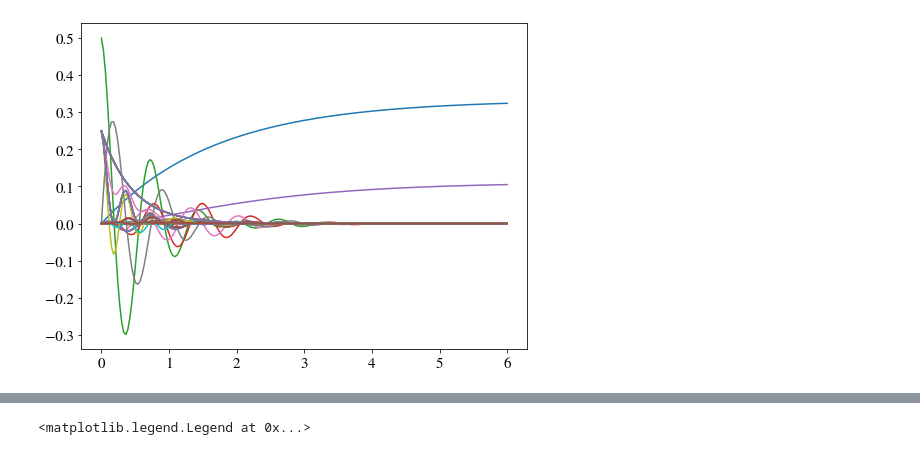
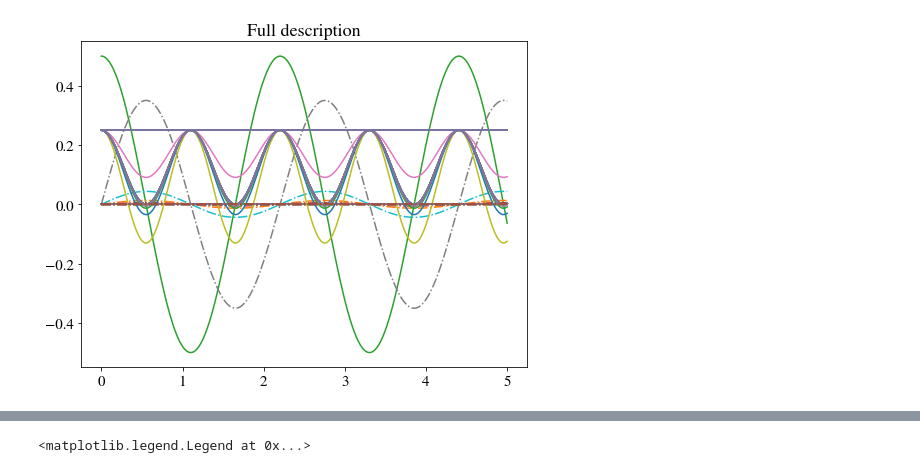
Before and after one commit to eckast161/Spin_dynamics, a Jupyter notebook: Infinite_spin_chain.ipynb, the cells around one changed output, grey strips where cells are left out. Drawn from its saved outputs; the diff is of its cells as text; code cells hidden in the pictures.

```diff
--- a/Infinite_spin_chain.ipynb
+++ b/Infinite_spin_chain.ipynb
@@ -168,7 +171,11 @@ def init_vect(a_cut):
 # %%
-a_cut=10
-J=3
-epsilon=6
+a_cut=30
+
+J=100
+N=100
+
+J_aver=J/N    #Javer=J/N
+epsilon=3
 d=1
 partial_terms=100
 
@@ -177,16 +184,23 @@ partial_terms=100
 #d
 #epsilon
 #a_cut
-gamma_du=0.4
-gamma_ud=0.2
-gamma_el=1.6
-
-gamma_plus=gamma_du/2   #gamma factor + that appears in the master equation associated to du in natural units of energy.
-gamma_minus=gamma_ud/2  #gamma factor - that appears in the master equation associated to ud in natural units of energy.
-gamma_z=gamma_el/8      #gamma factor z that appears in the master equation associated to el in natural units of energy.
+#### Decaying Rates
 
 
-def vectorsR(r, t,a_cut=a_cut,J=J,epsilon=epsilon,dist=dist):
+
+gamma_du=0
+gamma_ud=0
+gamma_el=0
+
+
+dis_fac=1
+
+gamma_plus=dis_fac*gamma_du/2   #gamma factor + that appears in the master equation associated to du in natural units of energy.
+gamma_minus=dis_fac*gamma_ud/2  #gamma factor - that appears in the master equation associated to ud in natural units of energy.
+gamma_z=dis_fac*gamma_el/8      #gamma factor z that appears in the master equation associated to el in natural units of energy.
+
+
+def vectorsR(r, t,a_cut=a_cut,J=J_aver,epsilon=epsilon,dist=dist):
 
 
     """Obtains the vector which summarizes the linear and non-linear elements of the differential matrix wrriten of the form
@@ -267,10 +281,11 @@ def vectorsR(r, t,a_cut=a_cut,J=J,epsilon=epsilon,dist=dist):
     return drdt
 
 
+
 r0=init_vect(a_cut)
 # %%
 init_time=0
-final_time=6
+final_time=5
 steps=200
 
 
@@ -291,6 +306,8 @@ print(a_cut,t1-t0)
 # %%
+plt.title("Full description")
+
 for j in range(3+int(3*a_cut)):
     plt.plot(t,np.real(z[:,j]),label="Re"+str(j))
-    plt.plot(t,np.imag(z[:,j]),label="Im"+str(j))
+    plt.plot(t,np.imag(z[:,j]),'-.',label="Im"+str(j))
 # %% [output]
-[figure, old version]
+[figure, new version]
```
Also changed, not shown: parts of 34 cells of this notebook.
